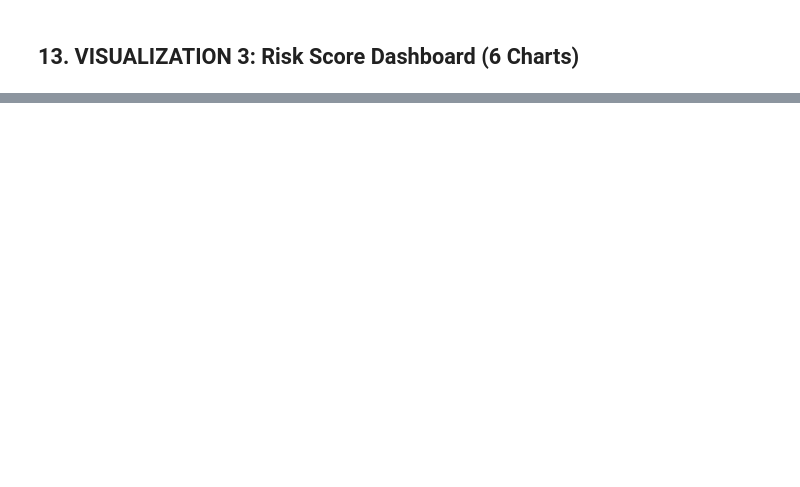
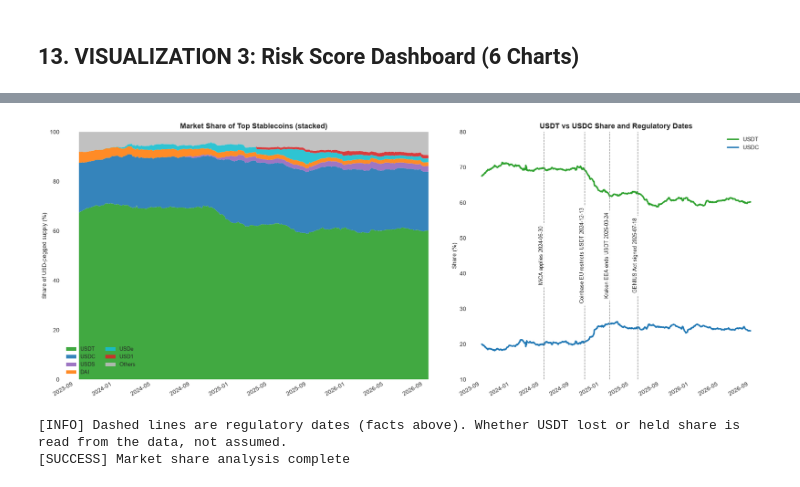
Before and after one commit to mselser95/QUANt, a Jupyter notebook: modulo-1/clase_2/Clase_2a_Stablecoin_Risk_Analysis.ipynb, the cells around one changed output, grey strips where cells are left out. Saved outputs shown, nothing was run; the diff lists cells and outputs as text; code cells hidden in the pictures; blank space fills up the shorter version.

```diff
--- a/modulo-1/clase_2/Clase_2a_Stablecoin_Risk_Analysis.ipynb
+++ b/modulo-1/clase_2/Clase_2a_Stablecoin_Risk_Analysis.ipynb
@@ -1155,0 +1458,77 @@ print("\n[VISUALIZATION 3] Risk score dashboard complete!")
+# %%
+# 15. Market share of the top USD stablecoins over time (DefiLlama)
+SHARE_OK = False
+SHARE_SUMMARY = None
+YEARS_BACK = 3
+N_SHARE = 6
+
+total_raw = fetch_api(f"{DEFILLAMA_API}/stablecoincharts/all", base_delay=1)
+try:
+    share_assets = [a for a in sorted(
+        [a for a in LLAMA_ASSETS if a.get('pegType') == 'peggedUSD'], key=llama_supply, reverse=True)][:N_SHARE]
+except NameError:
+    share_assets = []
+    print("[WARNING] Stablecoin list not loaded earlier - market share section skipped")
+
+if total_raw and share_assets:
+    tot = pd.Series({pd.to_datetime(int(r['date']), unit='s'): (r.get('totalCirculating') or {}).get('peggedUSD')
+                     for r in total_raw}, dtype=float).dropna().sort_index()
+    start = tot.index.max() - pd.DateOffset(years=YEARS_BACK)
+    tot = tot[tot.index >= start]
+    series = {}
+    for a in share_assets:
+        d = fetch_llama_detail(a['id'])
+        if d and d.get('tokens'):
+            s = pd.Series({pd.to_datetime(t['date'], unit='s'): (t.get('circulating') or {}).get('peggedUSD')
+                           for t in d['tokens']}, dtype=float).dropna().sort_index()
+            series[a['symbol']] = s.reindex(tot.index).ffill().fillna(0)
+        else:
+            print(f"[WARNING] No history for {a['symbol']} - excluded from the chart")
+    if series and not tot.empty:
+        shares = pd.DataFrame(series).div(tot, axis=0) * 100
+        shares['Others'] = (100 - shares.sum(axis=1)).clip(lower=0)
+        SHARE_OK = True
+        print(f"[INFO] Coins tracked: {', '.join(series)}; denominator = total USD-pegged supply (/stablecoincharts/all)")
+        print(f"[DATA] Window: {tot.index[0].date()} to {tot.index[-1].date()}; total USD-pegged supply now ${tot.iloc[-1]/1e9:.0f}B "
+              f"(was ${tot.iloc[0]/1e9:.0f}B, {(tot.iloc[-1]/tot.iloc[0]-1)*100:+.0f}%)")
+        marks = [pd.Timestamp(x) for x in ('2024-06-30', '2024-12-13', '2025-03-24', '2025-07-18')]
+        print("\n[DATA] Market share (%) of USD-pegged supply on key dates:")
+        rows = [tot.index[0]] + [tot.index[tot.index.get_indexer([m], method='nearest')[0]] for m in marks] + [tot.index[-1]]
+        print(shares.loc[rows].to_string(float_format=lambda v: f'{v:.1f}'))
+        SHARE_SUMMARY = {k: float(shares[k].iloc[-1]) for k in ('USDT', 'USDC') if k in shares}
+        if 'USDT' in shares and 'USDC' in shares:
+            SHARE_SUMMARY['USDT_start'] = float(shares['USDT'].iloc[0]); SHARE_SUMMARY['USDC_start'] = float(shares['USDC'].iloc[0])
+            SHARE_SUMMARY['start'] = tot.index[0]; SHARE_SUMMARY['end'] = tot.index[-1]
+        d_u = shares['USDT'].iloc[-1] - shares['USDT'].iloc[0] if 'USDT' in shares else np.nan
+        d_c = shares['USDC'].iloc[-1] - shares['USDC'].iloc[0] if 'USDC' in shares else np.nan
+        print(f"\n[DATA] Change over the window: USDT {d_u:+.1f} pp, USDC {d_c:+.1f} pp")
+
+        fig, axes = plt.subplots(1, 2, figsize=(18, 7), gridspec_kw={'width_ratios': [1.3, 1]})
+        order = [c for c in shares.columns if c != 'Others'] + ['Others']
+        pal = dict(zip(order, ['#2ca02c', '#1f77b4', '#9467bd', '#ff7f0e', '#17becf', '#d62728', '#bbbbbb']))
+        axes[0].stackplot(shares.index, [shares[c] for c in order], labels=order, colors=[pal[c] for c in order], alpha=0.9)
+        axes[0].set_ylim(0, 100); axes[0].set_ylabel('Share of USD-pegged supply (%)')
+        axes[0].set_title('Market Share of Top Stablecoins (stacked)', fontweight='bold', fontsize=13)
+        axes[0].legend(loc='lower left', ncol=2, fontsize=9, framealpha=0.9)
+        for c in ('USDT', 'USDC'):
+            if c in shares:
+                axes[1].plot(shares.index, shares[c], lw=2.5, label=c, color=pal[c])
+        for m, lab in zip(marks, ['MiCA applies\n2024-06-30', 'Coinbase EU\nrestricts USDT\n2024-12-13',
+                                  'Kraken EEA\nends USDT\n2025-03-24', 'GENIUS Act\nsigned\n2025-07-18']):
+            if shares.index[0] <= m <= shares.index[-1]:
+                axes[1].axvline(m, color='grey', ls='--', lw=1)
+                axes[1].text(m, 0.5, lab.replace('\n', ' '), transform=axes[1].get_xaxis_transform(), fontsize=9, va='center', ha='right',
+                             rotation=90, bbox=dict(fc='white', ec='none', alpha=0.85))
+        axes[1].set_ylabel('Share (%)')
+        axes[1].set_title('USDT vs USDC Share and Regulatory Dates', fontweight='bold', fontsize=13)
+        axes[1].set_ylim(10, 80)
+        axes[1].legend(loc='upper right')
+        for ax in axes:
+            ax.tick_params(axis='x', rotation=30)
+        plt.tight_layout()
+        plt.show()
+        print("[INFO] Dashed lines are regulatory dates (facts above). Whether USDT lost or held share is read from the data, not assumed.")
+        print("[SUCCESS] Market share analysis complete")
+else:
+    print("[ERROR] Could not load total supply history or top-coin list - market share section skipped")
+# %% [output]
@@ -1156 +1548,4 @@ print("\n[VISUALIZATION 3] Risk score dashboard complete!")
+[figure, added]
+[INFO] Dashed lines are regulatory dates (facts above). Whether USDT lost or held share is read from the data, not assumed.
+[SUCCESS] Market share analysis complete
 # %% [markdown]
```
Also changed, not shown: parts of 24 cells of this notebook, 4 other files.
